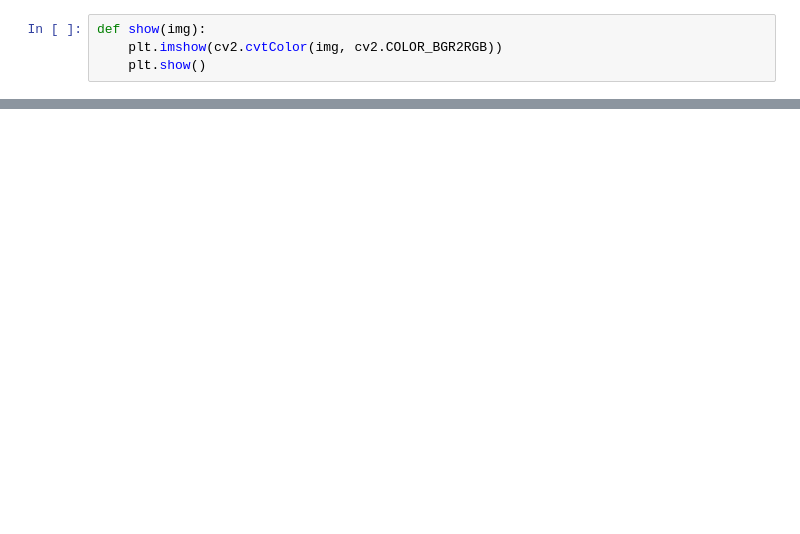
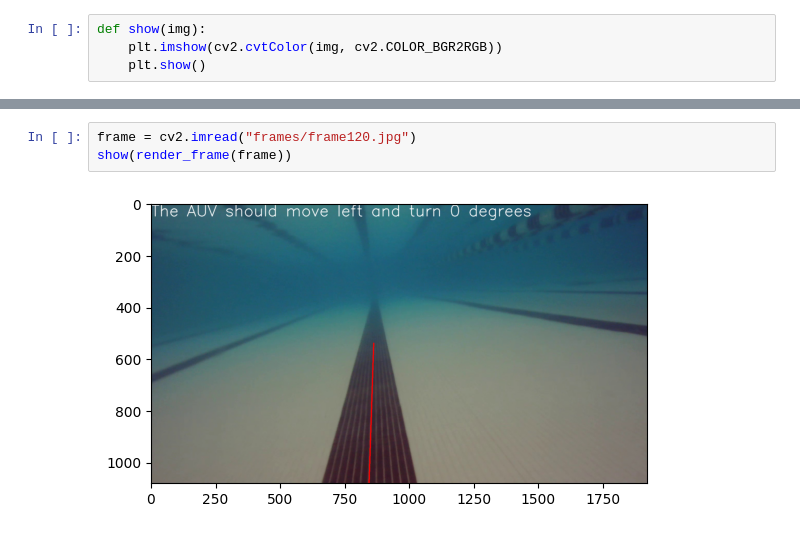
Before and after one commit to TonehavenE/cv-intro, a Jupyter notebook: video_maker.ipynb, the cells around one changed output, grey strips where cells are left out. Drawn from its saved outputs; the diff is of its cells as text; blank space fills up the shorter version.

```diff
--- a/video_maker.ipynb
+++ b/video_maker.ipynb
@@ -195,0 +19,5 @@ now on frame 379...
+# %%
+frame = cv2.imread("frames/frame120.jpg")
+show(render_frame(frame))
+# %% [output]
+[figure, added]
```
Also changed, not shown: parts of 8 cells of this notebook, 4 other files.
